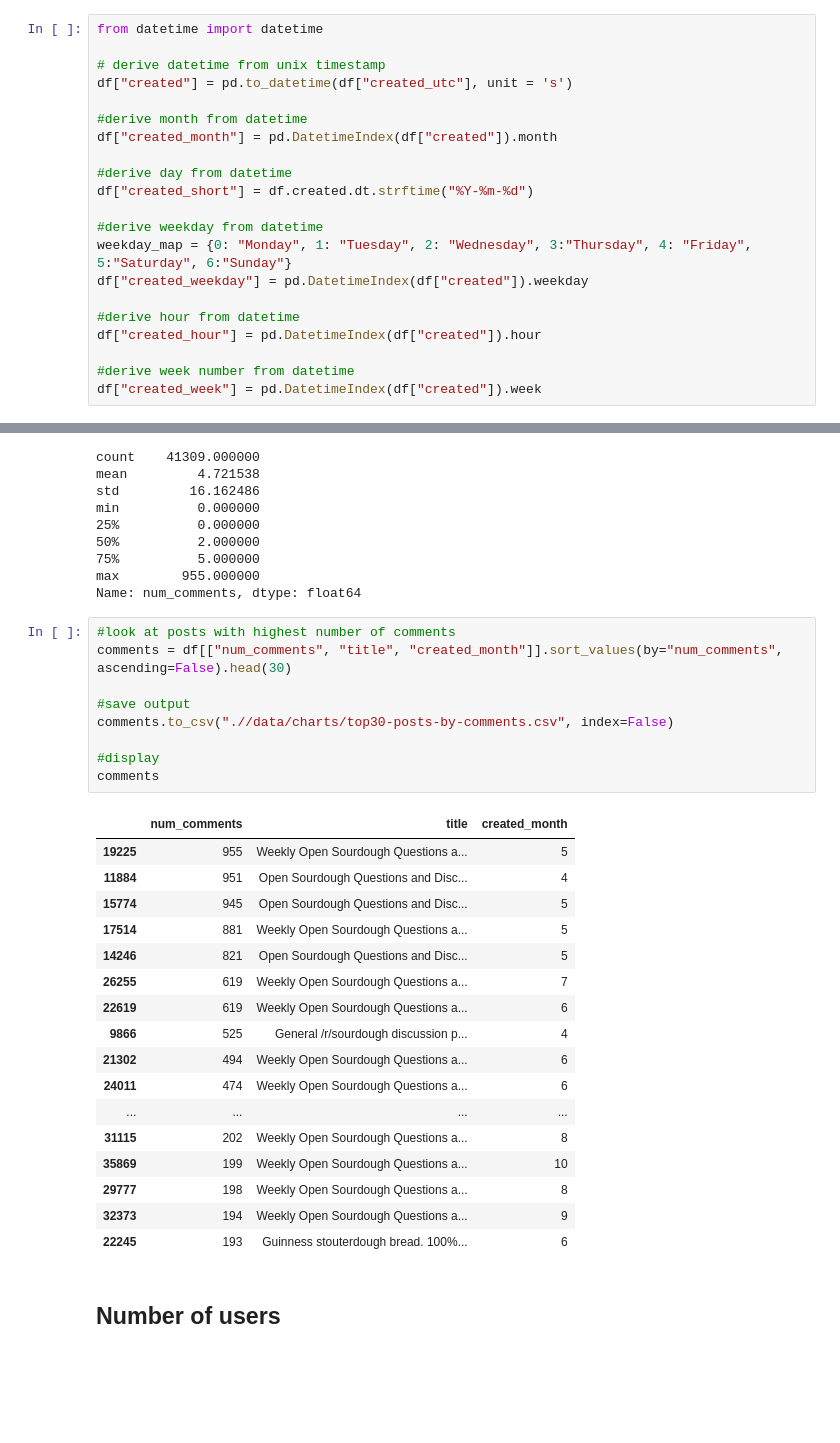
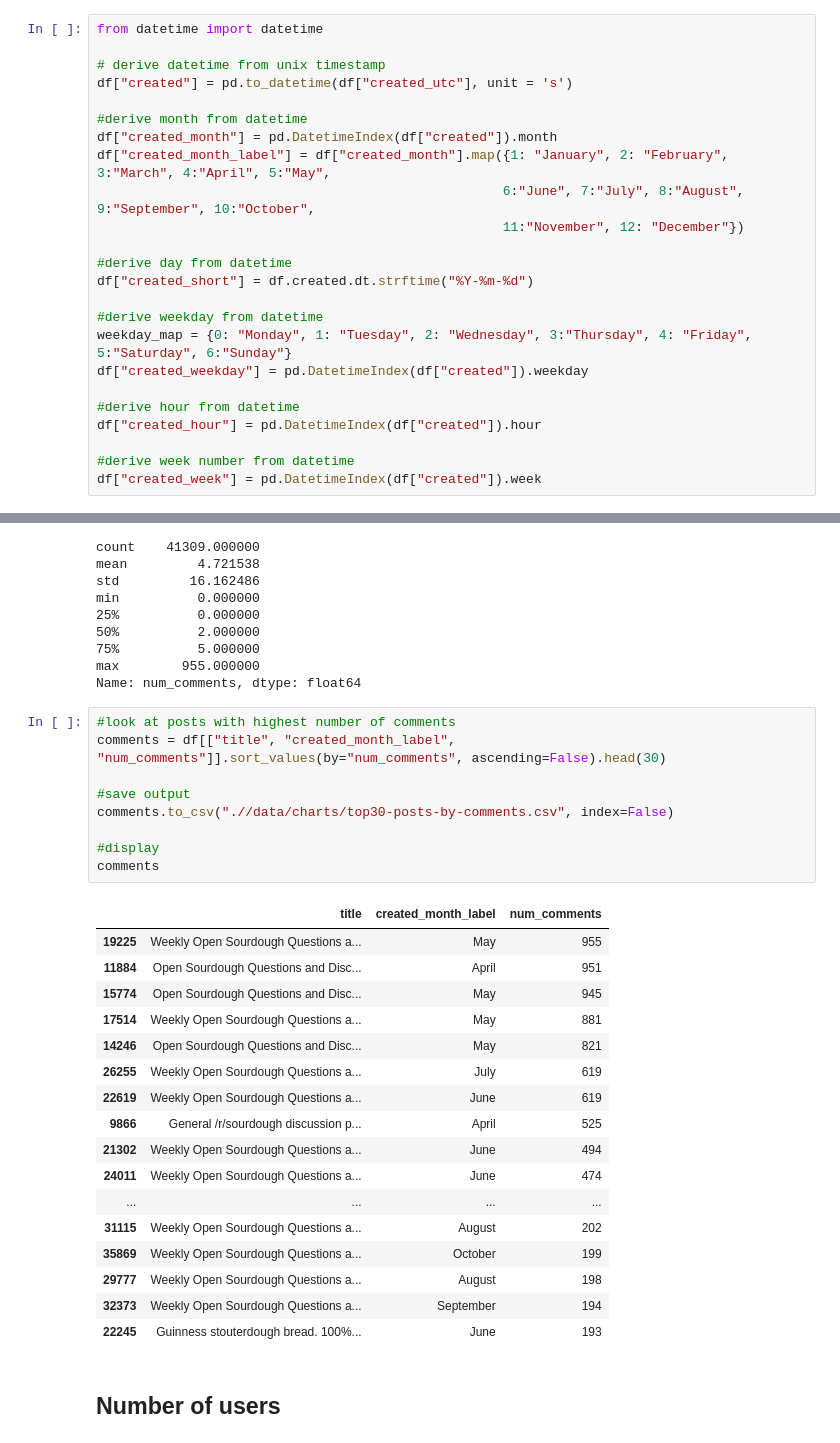
Before and after one commit to Lisa-Ho/breadit, a Jupyter notebook: notebooks/lockdown-baking-part-2-data-cleaning-classification.ipynb, the cells around one changed output, grey strips where cells are left out. Saved outputs shown, nothing was run; the diff lists cells and outputs as text; blank space fills up the shorter version.

```diff
--- a/notebooks/lockdown-baking-part-2-data-cleaning-classification.ipynb
+++ b/notebooks/lockdown-baking-part-2-data-cleaning-classification.ipynb
@@ -78,6 +78,9 @@ df["created"] = pd.to_datetime(df["created_utc"], unit = 's')
 
 #derive month from datetime
 df["created_month"] = pd.DatetimeIndex(df["created"]).month
+df["created_month_label"] = df["created_month"].map({1: "January", 2: "February", 3:"March", 4:"April", 5:"May",
+                                                    6:"June", 7:"July", 8:"August", 9:"September", 10:"October",
+                                                    11:"November", 12: "December"})
 
 #derive day from datetime
 df["created_short"] = df.created.dt.strftime("%Y-%m-%d")
@@ -409,31 +435,31 @@ max        955.000000
 Name: num_comments, dtype: float64
 # %%
 #look at posts with highest number of comments
-comments = df[["num_comments", "title", "created_month"]].sort_values(by="num_comments", ascending=False).head(30)
+comments = df[["title", "created_month_label", "num_comments"]].sort_values(by="num_comments", ascending=False).head(30)
 
 #save output
 comments.to_csv(".//data/charts/top30-posts-by-comments.csv", index=False)
 
 #display
 comments
 # %% [output]
-|  | num_comments | title | created_month |
-| 19225 | 955 | Weekly Open Sourdough Questions a... | 5 |
-| 11884 | 951 | Open Sourdough Questions and Disc... | 4 |
-| 15774 | 945 | Open Sourdough Questions and Disc... | 5 |
-| 17514 | 881 | Weekly Open Sourdough Questions a... | 5 |
-| 14246 | 821 | Open Sourdough Questions and Disc... | 5 |
-| 26255 | 619 | Weekly Open Sourdough Questions a... | 7 |
-| 22619 | 619 | Weekly Open Sourdough Questions a... | 6 |
-| 9866 | 525 | General /r/sourdough discussion p... | 4 |
-| 21302 | 494 | Weekly Open Sourdough Questions a... | 6 |
-| 24011 | 474 | Weekly Open Sourdough Questions a... | 6 |
+|  | title | created_month_label | num_comments |
+| 19225 | Weekly Open Sourdough Questions a... | May | 955 |
+| 11884 | Open Sourdough Questions and Disc... | April | 951 |
+| 15774 | Open Sourdough Questions and Disc... | May | 945 |
+| 17514 | Weekly Open Sourdough Questions a... | May | 881 |
+| 14246 | Open Sourdough Questions and Disc... | May | 821 |
+| 26255 | Weekly Open Sourdough Questions a... | July | 619 |
+| 22619 | Weekly Open Sourdough Questions a... | June | 619 |
+| 9866 | General /r/sourdough discussion p... | April | 525 |
+| 21302 | Weekly Open Sourdough Questions a... | June | 494 |
+| 24011 | Weekly Open Sourdough Questions a... | June | 474 |
 | ... | ... | ... | ... |
-| 31115 | 202 | Weekly Open Sourdough Questions a... | 8 |
-| 35869 | 199 | Weekly Open Sourdough Questions a... | 10 |
-| 29777 | 198 | Weekly Open Sourdough Questions a... | 8 |
-| 32373 | 194 | Weekly Open Sourdough Questions a... | 9 |
-| 22245 | 193 | Guinness stouterdough bread. 100%... | 6 |
+| 31115 | Weekly Open Sourdough Questions a... | August | 202 |
+| 35869 | Weekly Open Sourdough Questions a... | October | 199 |
+| 29777 | Weekly Open Sourdough Questions a... | August | 198 |
+| 32373 | Weekly Open Sourdough Questions a... | September | 194 |
+| 22245 | Guinness stouterdough bread. 100%... | June | 193 |
 # %% [markdown]
 ## Number of users
 # %% [markdown]
```
Also changed, not shown: parts of 8 cells of this notebook.
